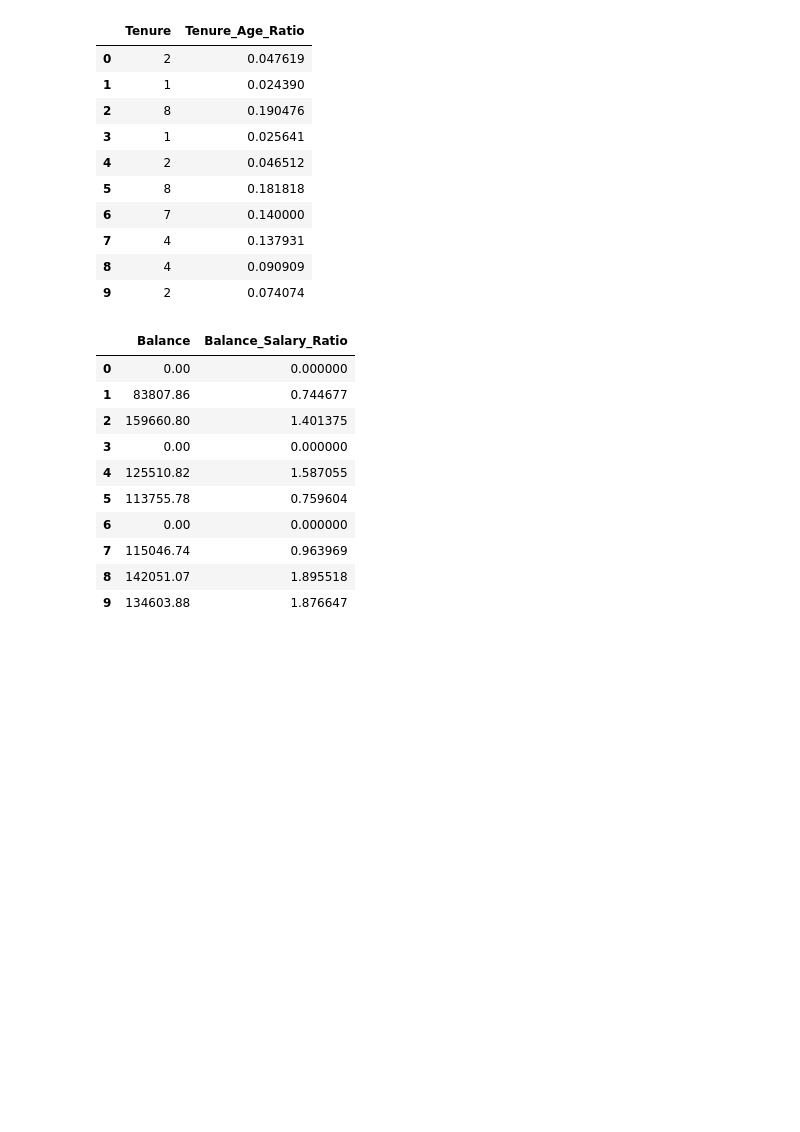
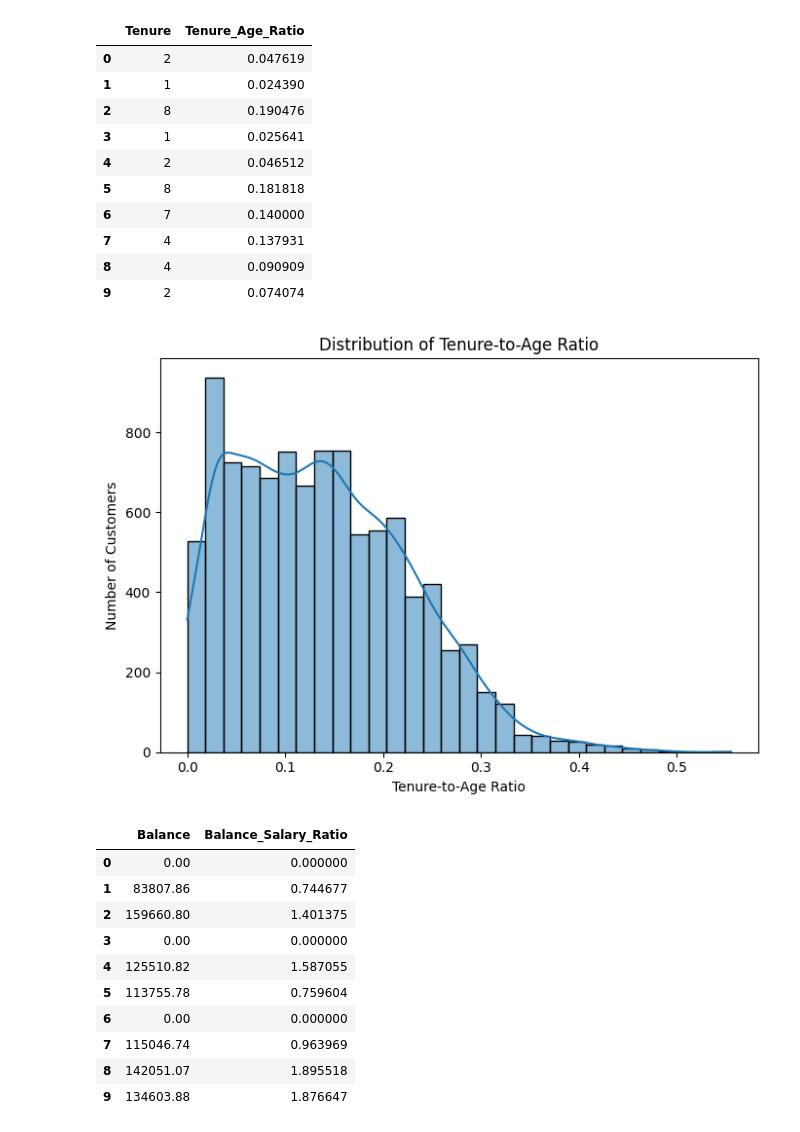
Before and after one commit to 21208737/STADIOEquities, a Jupyter notebook: experimental-setup/notebooks/02_FeatureEngineering.ipynb, the cells around one changed output. Cells and saved outputs as stored; diff of their text form; code cells hidden in the pictures; blank space fills up the shorter version.

```diff
--- a/experimental-setup/notebooks/02_FeatureEngineering.ipynb
+++ b/experimental-setup/notebooks/02_FeatureEngineering.ipynb
@@ -275,6 +304,19 @@ df[["Tenure", "Tenure_Age_Ratio"]].head(10)
 | 7 | 4 | 0.137931 |
 | 8 | 4 | 0.090909 |
 | 9 | 2 | 0.074074 |
+# %%
+plt.figure(figsize=(7, 5))
+
+sns.histplot(df["Tenure_Age_Ratio"].dropna(), bins=30, kde=True)
+
+plt.title("Distribution of Tenure-to-Age Ratio")
+plt.xlabel("Tenure-to-Age Ratio")
+plt.ylabel("Number of Customers")
+plt.tight_layout()
+
+plt.show()
+# %% [output]
+[figure, added]
 # %%
 # Balance_Salary_Ratio
 df["Balance_Salary_Ratio"] = (
```
Also changed, not shown: parts of 7 cells of this notebook.
